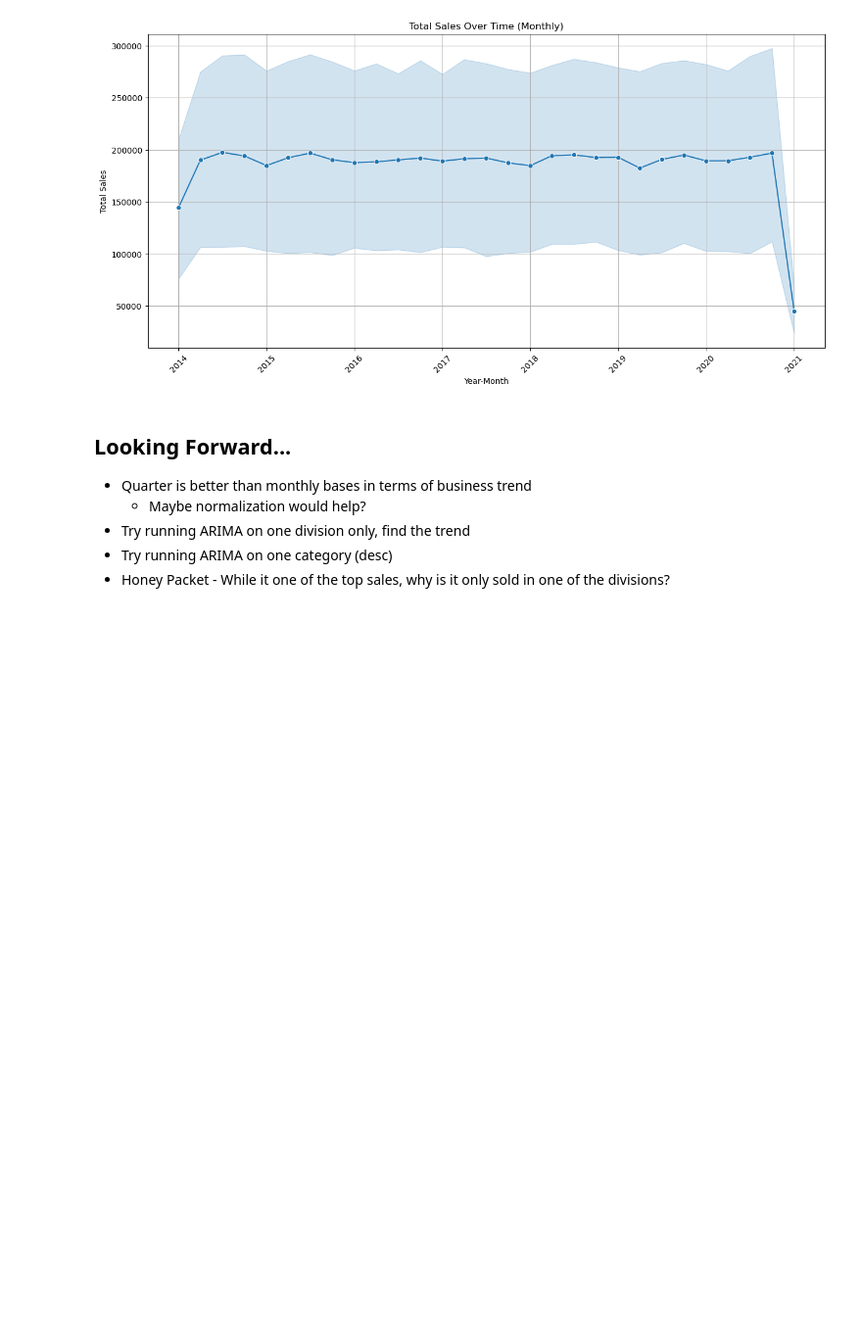
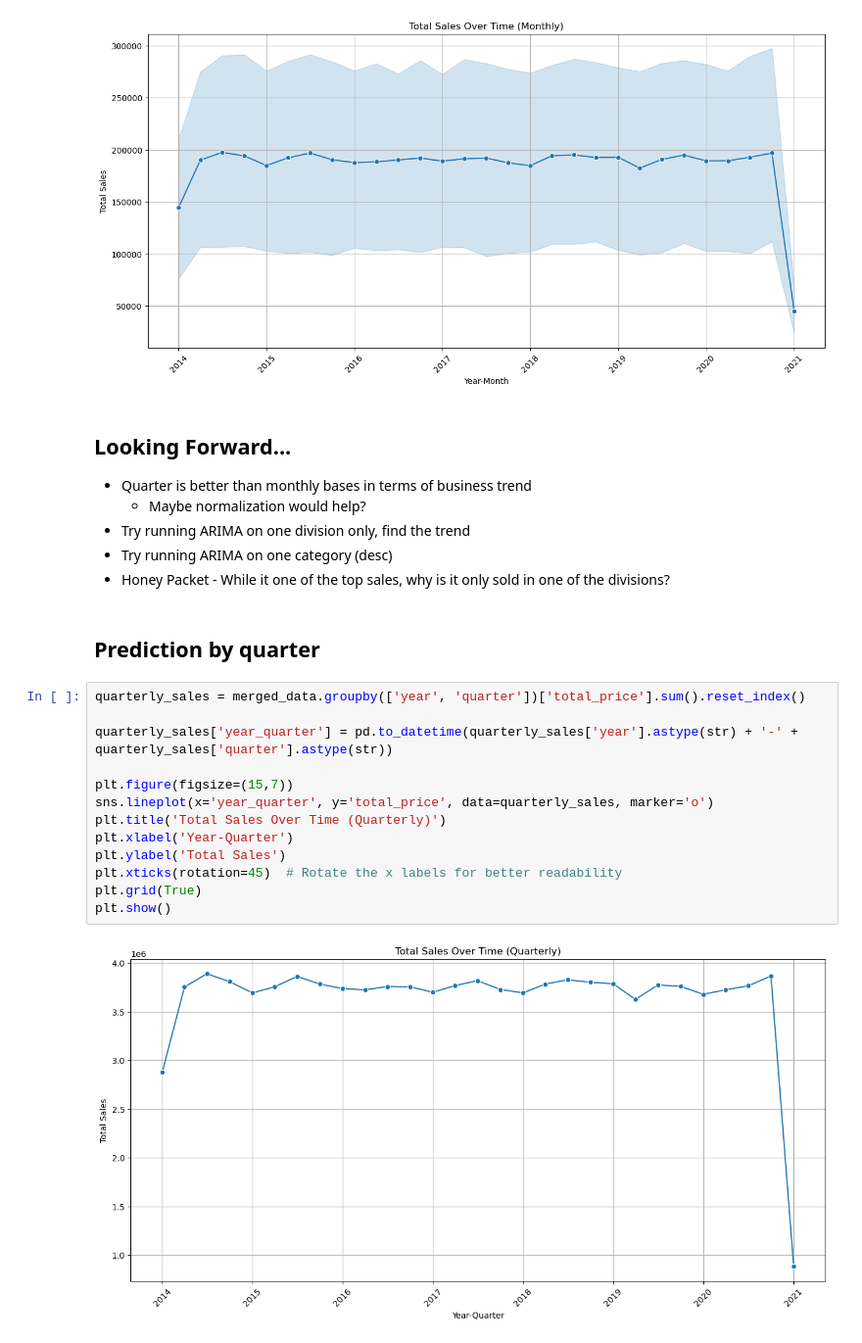
Before and after one commit to owenkyang/Ecommerce-casestudy, a Jupyter notebook: models.ipynb, the cells around one changed output. Shown at 98% size. Drawn from its saved outputs; the diff is of its cells as text; blank space fills up the shorter version.

```diff
--- a/models.ipynb
+++ b/models.ipynb
@@ -229,3 +236,20 @@ plt.show()
 * Try running ARIMA on one division only, find the trend
 * Try running ARIMA on one category (desc)
 * Honey Packet - While it one of the top sales, why is it only sold in one of the divisions?
+# %% [markdown]
+## Prediction by quarter
+# %%
+quarterly_sales = merged_data.groupby(['year', 'quarter'])['total_price'].sum().reset_index()
+
+quarterly_sales['year_quarter'] = pd.to_datetime(quarterly_sales['year'].astype(str) + '-' + quarterly_sales['quarter'].astype(str))
+
+plt.figure(figsize=(15,7))
+sns.lineplot(x='year_quarter', y='total_price', data=quarterly_sales, marker='o')
+plt.title('Total Sales Over Time (Quarterly)')
+plt.xlabel('Year-Quarter')
+plt.ylabel('Total Sales')
+plt.xticks(rotation=45)  # Rotate the x labels for better readability
+plt.grid(True)
+plt.show()
+# %% [output]
+[figure, added]
```
Also changed, not shown: parts of 8 cells of this notebook, 1 other file.
